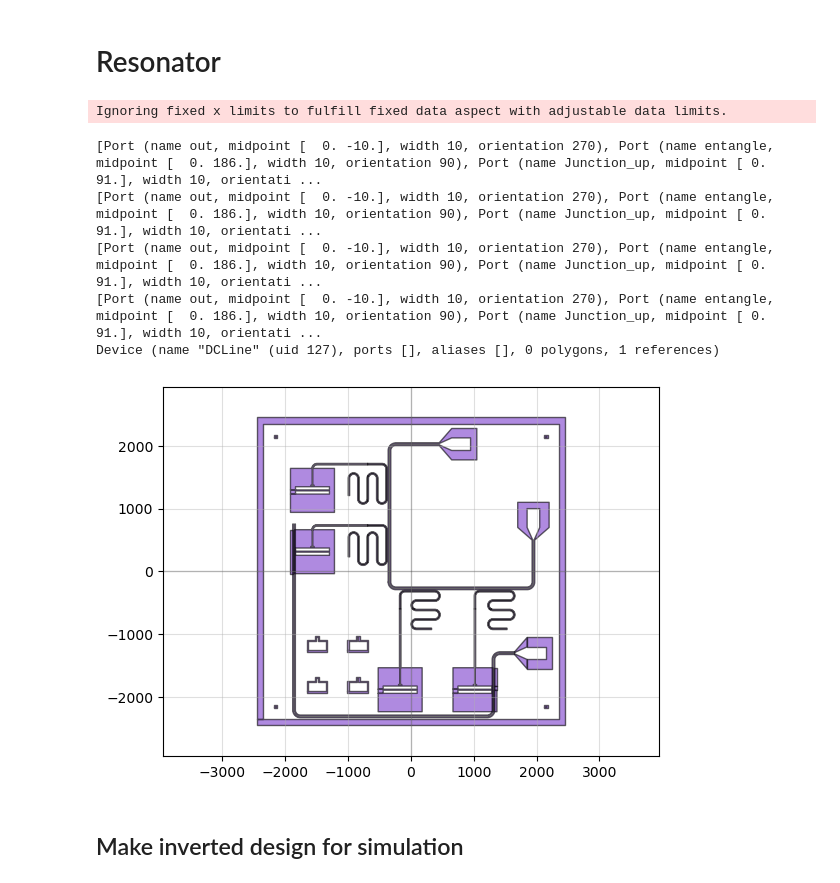
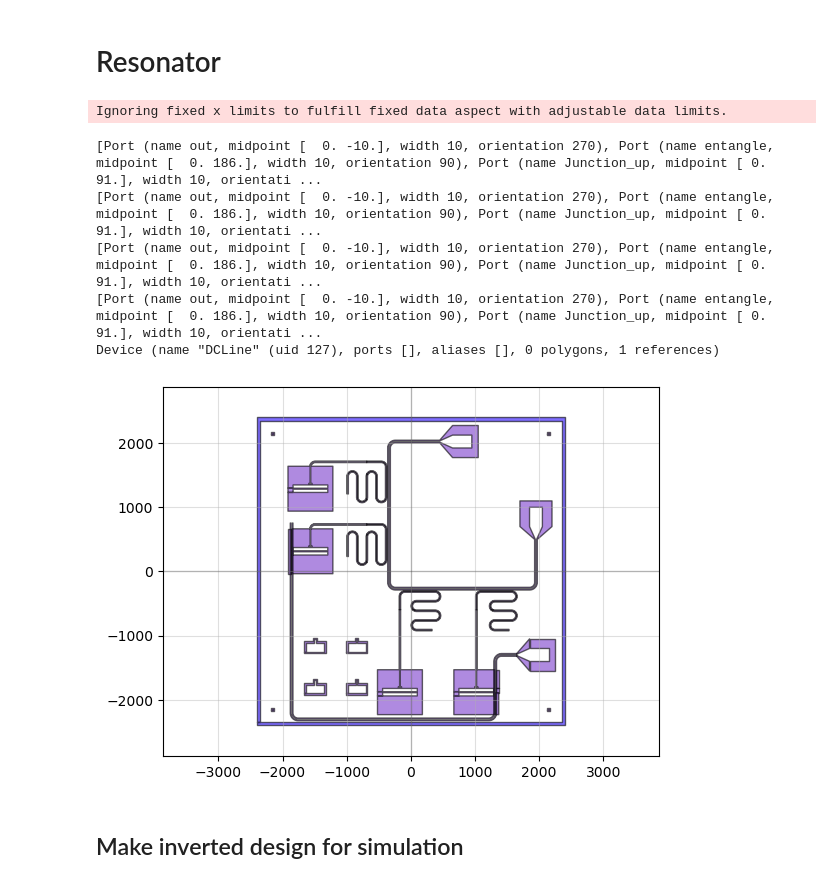
Before and after one commit to yminononono/Quantum-GDSDesign, a Jupyter notebook: transmon2D.ipynb, the cells around one changed output. Drawn from its saved outputs; the diff is of its cells as text; code cells hidden in the pictures.

```diff
--- a/transmon2D.ipynb
+++ b/transmon2D.ipynb
@@ -56,13 +39,10 @@ wafer = device_Wafer(inch = 4)
 # %%
 chipdesign = Device('chipdesign')
 
-FM=Device('frame')
-rectangle = pg.rectangle((Frame_size_width, Frame_size_height), Frame_layer)
-FM.add_ref( pg.invert(rectangle, border = Frame_width, precision = 1e-6, layer = Frame_layer) )
+FM=device_Frame(config)
 FM.center = (0, 0)
 
-chipdesign.add_ref(FM)
 # Quickplot the imported design
-qp(chipdesign)
+qp(FM)
 # %% [output]
 Ignoring fixed x limits to fulfill fixed data aspect with adjustable data limits.
@@ -70,7 +50,7 @@ Ignoring fixed x limits to fulfill fixed data aspect with adjustable data limits
 # %% [markdown]
 # Launch pad
 # %%
-FL = device_FeedLine()
+FL = device_FeedLine(config)
 chipdesign.add_ref(FL.device)
 qp(chipdesign)
 # %% [output]
@@ -79,7 +59,7 @@ Ignoring fixed x limits to fulfill fixed data aspect with adjustable data limits
 # %% [markdown]
 # Corner points
 # %%
-CP = device_CornerPoints()
+CP = device_CornerPoints(config)
 chipdesign.add_ref(CP)
 qp(chipdesign)
 # %% [output]
@@ -88,7 +68,7 @@ Ignoring fixed x limits to fulfill fixed data aspect with adjustable data limits
 # %% [markdown]
 # Test Areas
 # %%
-TA = device_TestAreas(DCLine = DCLine)
+TA = device_TestAreas(config, DCLine = DCLine)
 chipdesign.add_ref(TA)
 qp(chipdesign)
 # %% [output]
@@ -107,9 +87,9 @@ resonator_config = dict(
     entangle = Entangle,
 )
 
-R1 = device_Resonator(**resonator_config)
+R1 = device_Resonator(config, **resonator_config)
 R1.movex(1315)
-R1.ymax = FL.ymin - feedline_resonator_gap
+R1.ymax = FL.ymin - config["Feedline_Resonator_gap"]
 chipdesign.add_ref(R1.device)
 
 resonator_config.update(
@@ -119,9 +99,9 @@ resonator_config.update(
     resonator_straight4 = 1400,
 )
 
-R2 = device_Resonator(**resonator_config)
+R2 = device_Resonator(config, **resonator_config)
 R2.movex(145)
-R2.ymax = FL.ymin - feedline_resonator_gap
+R2.ymax = FL.ymin - config["Feedline_Resonator_gap"]
 chipdesign.add_ref(R2.device)
 
 resonator_config.update(
@@ -133,9 +113,9 @@ resonator_config.update(
     mirror = Entangle,
 )
 
-R3 = device_Resonator(**resonator_config)
+R3 = device_Resonator(config, **resonator_config)
 R3.movey(408)
-R3.xmax = FL.xmin - feedline_resonator_gap
+R3.xmax = FL.xmin - config["Feedline_Resonator_gap"]
 chipdesign.add_ref(R3.device)
 
 resonator_config.update(
@@ -147,9 +127,9 @@ resonator_config.update(
     mirror = False
 )
 
-R4 = device_Resonator(**resonator_config)
+R4 = device_Resonator(config, **resonator_config)
 R4.movey(1383)
-R4.xmax = FL.xmin - feedline_resonator_gap
+R4.xmax = FL.xmin - config["Feedline_Resonator_gap"]
 chipdesign.add_ref(R4.device)
 
 if Entangle:
@@ -163,35 +143,36 @@ if Entangle:
         smooth_options=  {'corner_fun': pp.arc}
     )
     line_1to2 = device_EntangleLine( config )
 
     config = dict(
         port1 = R3.device.references[1].ports['entangle'],
         port2 = R4.device.references[1].ports['entangle'],
         path_type = 'straight'
     )
     line_3to4 = device_EntangleLine( config )
 
     chipdesign = pg.boolean(chipdesign, line_1to2.metal , 'not', layer = 4)
     chipdesign = pg.boolean(chipdesign, line_3to4.metal , 'not', layer = 4)
     chipdesign.add_ref( line_1to2.device )
     chipdesign.add_ref( line_3to4.device )
 
 
 if DCLine:
-    DC = device_DCLine()
+    DC = device_DCLine(config)
     chipdesign = pg.boolean(chipdesign, DC.metal, 'not', layer = 4)
     chipdesign.add_ref(DC.device)
 
+chipdesign.add_ref(FM)
 chipdesign.write_gds('output/dcline.gds')
 qp(chipdesign)
 # %% [output]
 Ignoring fixed x limits to fulfill fixed data aspect with adjustable data limits.
 [Port (name out, midpoint [  0. -10.], width 10, orientation 270), Port (name entangle, midpoint [  0. 186.], width 10, orientation 90), Port (name Junction_up, midpoint [ 0. 91.], width 10, orientati ...
 [Port (name out, midpoint [  0. -10.], width 10, orientation 270), Port (name entangle, midpoint [  0. 186.], width 10, orientation 90), Port (name Junction_up, midpoint [ 0. 91.], width 10, orientati ...
 [Port (name out, midpoint [  0. -10.], width 10, orientation 270), Port (name entangle, midpoint [  0. 186.], width 10, orientation 90), Port (name Junction_up, midpoint [ 0. 91.], width 10, orientati ...
 [Port (name out, midpoint [  0. -10.], width 10, orientation 270), Port (name entangle, midpoint [  0. 186.], width 10, orientation 90), Port (name Junction_up, midpoint [ 0. 91.], width 10, orientati ...
 Device (name "DCLine" (uid 127), ports [], aliases [], 0 polygons, 1 references)
-[figure, old version]
+[figure, new version]
 # %% [markdown]
 ## Make inverted design for simulation
 # %%
```
Also changed, not shown: parts of 18 cells of this notebook, 5 other files.
